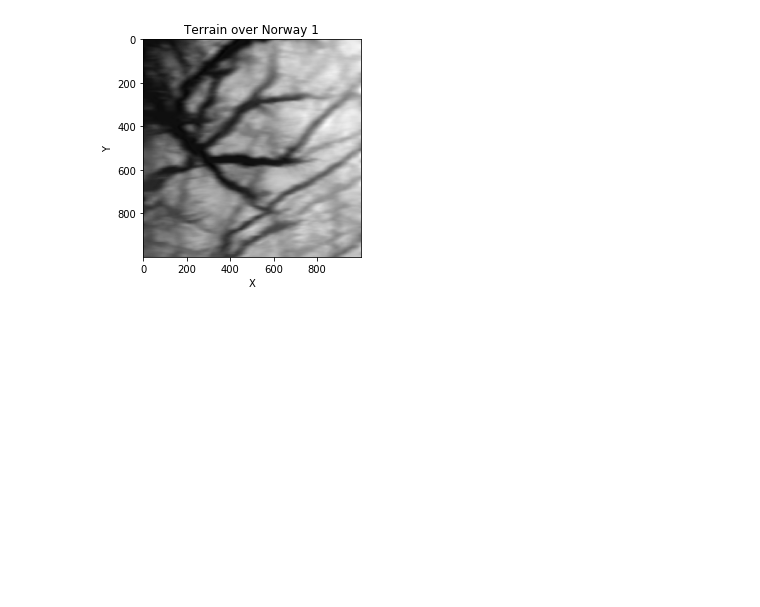
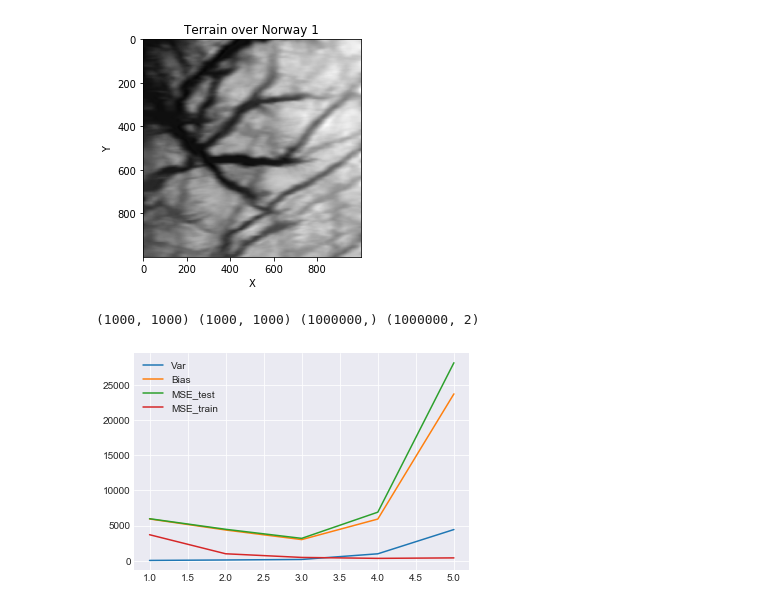
Before and after one commit to marianylund/fysstkprojects, a Jupyter notebook: Project1/Project1_MariaNylund.ipynb, the cells around one changed output. Saved outputs shown, nothing was run; the diff lists cells and outputs as text; code cells hidden in the pictures; blank space fills up the shorter version.

```diff
--- a/Project1/Project1_MariaNylund.ipynb
+++ b/Project1/Project1_MariaNylund.ipynb
@@ -287,3 +302,52 @@ plt.ylabel('Y')
 plt.show()
 # %% [output]
 [figure]
+# %%
+from scipy.signal import savgol_filter
+def create_terrain_data(N = 1000, path = 'DataFiles/SRTM_data_Norway_2.tif'):
+    terrain = imread(path)
+    terrain = terrain[:N,:N]
+    # Creates mesh of image pixels
+    x = np.linspace(0,1, np.shape(terrain)[0])
+    y = np.linspace(0,1, np.shape(terrain)[1])
+    x_mesh, y_mesh = np.meshgrid(x,y)
+
+    predictors_input = np.c_[x_mesh.ravel(), y_mesh.ravel()]
+    terrain = savgol_filter(terrain, 77, 2)
+    z = terrain.ravel()
+
+    return x_mesh, y_mesh, z
+
+x, y, z= create_terrain_data()
+print(x.shape, y.shape, z.shape, pred.shape)
+# %% [output]
+(1000, 1000) (1000, 1000) (1000000,) (1000000, 2)
+# %%
+N = 100
+p = 5
+trials = 100
+sample_count = N
+polydegree = np.zeros(p); r2_boot = np.zeros(p); mse_boot = np.zeros(p); bias_boot = np.zeros(p); var_boot = np.zeros(p)
+
+r2_boot_train = np.zeros(p); mse_boot_train = np.zeros(p); bias_boot_train = np.zeros(p); var_boot_train = np.zeros(p)
+x, y, z = create_terrain_data(N = N, path = 'DataFiles/SRTM_data_Norway_2.tif')
+
+for degree in range(p):
+    polydegree[degree] = degree + 1
+
+    X = create_X(x, y, degree, debug = False)
+    boot = BootstrapSampling(trials, sample_count).train_and_test(X, z, RegressionType.OLS)
+
+    r2_boot[degree] = boot.r2; mse_boot[degree] = boot.mse; bias_boot[degree] = boot.bias; var_boot[degree] = boot.var;
+    r2_boot_train[degree] = boot.r2_train; mse_boot_train[degree] = boot.mse_train; bias_boot_train[degree] = boot.bias_train; var_boot_train[degree] = boot.var_train;
+
+values_to_plot = {
+    "Var": var_boot,
+    "Bias": bias_boot,
+    "MSE_test": mse_boot,
+    "MSE_train": mse_boot_train,
+}
+
+plot_test_train(polydegree, values_to_plot)
+# %% [output]
+[figure, added]
```
Also changed, not shown: parts of 14 cells of this notebook, 4 other files.
